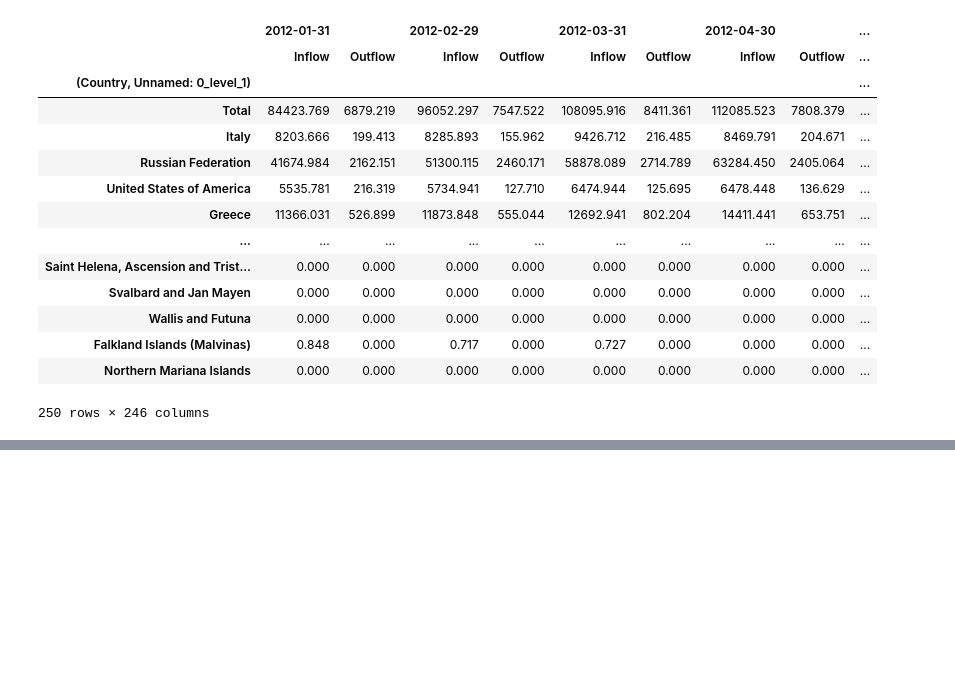
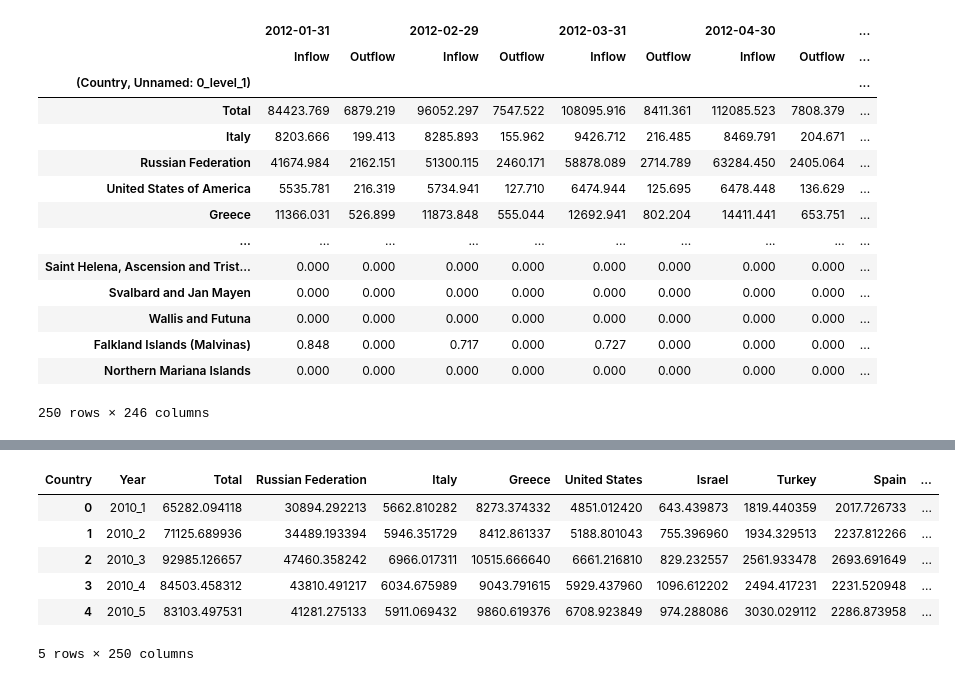
Before and after one commit to spyderroque/Georgia-Ukraine-War, a Jupyter notebook: Economics/Economics.ipynb, the cells around one changed output, grey strips where cells are left out. Saved outputs shown, nothing was run; the diff lists cells and outputs as text; code cells hidden in the pictures; blank space fills up the shorter version.

```diff
--- a/Economics/Economics.ipynb
+++ b/Economics/Economics.ipynb
@@ -407,0 +427,15 @@ df_Remissions=df_Remissions.join(df_Remissions_part2)
+# %%
+column_name = []
+for year_prefix in range(2010,2023):
+    for month_suffix in range(1,13):
+        column_name.append(str("{}_{}".format(year_prefix, month_suffix)))
+# %%
+column_name.remove("2022_4")
+column_name.remove("2022_5")
+column_name.remove("2022_6")
+column_name.remove("2022_7")
+column_name.remove("2022_8")
+column_name.remove("2022_9")
+column_name.remove("2022_10")
+column_name.remove("2022_11")
+column_name.remove("2022_12")
@@ -407,0 +468,10 @@ df_Remissions=df_Remissions.join(df_Remissions_part2)
+# %%
+df_Remissions_Inflow.head()
+# %% [output]
+| Country | Year | Total | Russian Federation | Italy | Greece | United States | Israel | Turkey | Spain | ... |
+| 0 | 2010_1 | 65282.094118 | 30894.292213 | 5662.810282 | 8273.374332 | 4851.012420 | 643.439873 | 1819.440359 | 2017.726733 | ... |
+| 1 | 2010_2 | 71125.689936 | 34489.193394 | 5946.351729 | 8412.861337 | 5188.801043 | 755.396960 | 1934.329513 | 2237.812266 | ... |
+| 2 | 2010_3 | 92985.126657 | 47460.358242 | 6966.017311 | 10515.666640 | 6661.216810 | 829.232557 | 2561.933478 | 2693.691649 | ... |
+| 3 | 2010_4 | 84503.458312 | 43810.491217 | 6034.675989 | 9043.791615 | 5929.437960 | 1096.612202 | 2494.417231 | 2231.520948 | ... |
+| 4 | 2010_5 | 83103.497531 | 41281.275133 | 5911.069432 | 9860.619376 | 6708.923849 | 974.288086 | 3030.029112 | 2286.873958 | ... |
+5 rows × 250 columns
```
Also changed, not shown: parts of 12 cells of this notebook, 3 other files.
